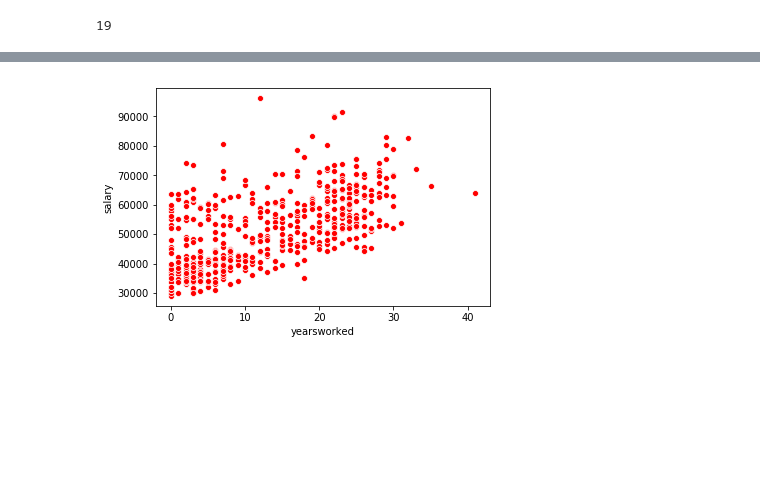
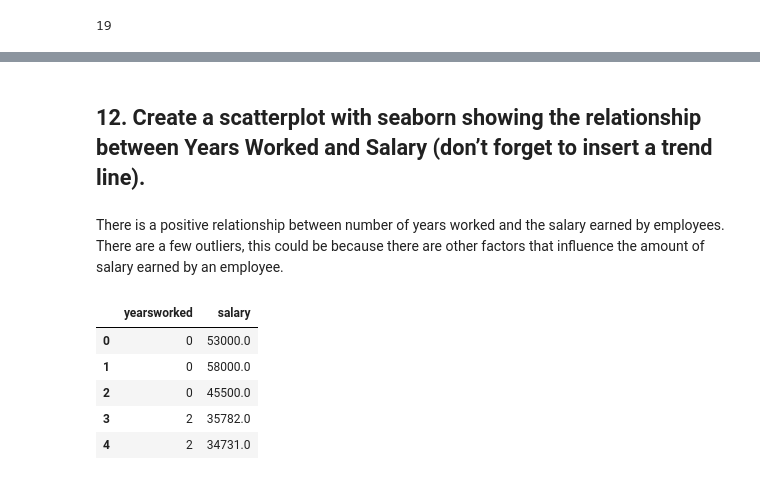
Before and after one commit to pulengmoru/statistical_thinking, a Jupyter notebook: data_salary.ipynb, the cells around one changed output, grey strips where cells are left out. Cells and saved outputs as stored; diff of their text form; code cells hidden in the pictures; blank space fills up the shorter version.

```diff
--- a/data_salary.ipynb
+++ b/data_salary.ipynb
@@ -176,4 +218,18 @@ NameError: name 'tight' is not defined
+# %% [markdown]
+## 12. Create a scatterplot with seaborn showing the relationship between Years Worked and Salary (don’t forget to insert a trend line).
 # %%
-sns.scatterplot(x="yearsworked",y="salary", data=data_salary, color="red" )
+sns.regplot(x="yearsworked",y="salary", data=data_salary, color="red" )
+
+plt.title("Relationship between Years Worked and Salary", fontsize=15)
-# %% [output]
-[figure, removed]
+# %% [markdown]
+There is a positive relationship between number of years worked and the salary earned by employees. There are a few outliers, this could be because there are other factors that influence the amount of salary earned by an employee.
+# %%
+years_salary = data_salary[['yearsworked', 'salary']]
+years_salary.head()
+# %% [output]
+|  | yearsworked | salary |
+| 0 | 0 | 53000.0 |
+| 1 | 0 | 58000.0 |
+| 2 | 0 | 45500.0 |
+| 3 | 2 | 35782.0 |
+| 4 | 2 | 34731.0 |
```
Also changed, not shown: parts of 25 cells of this notebook.
